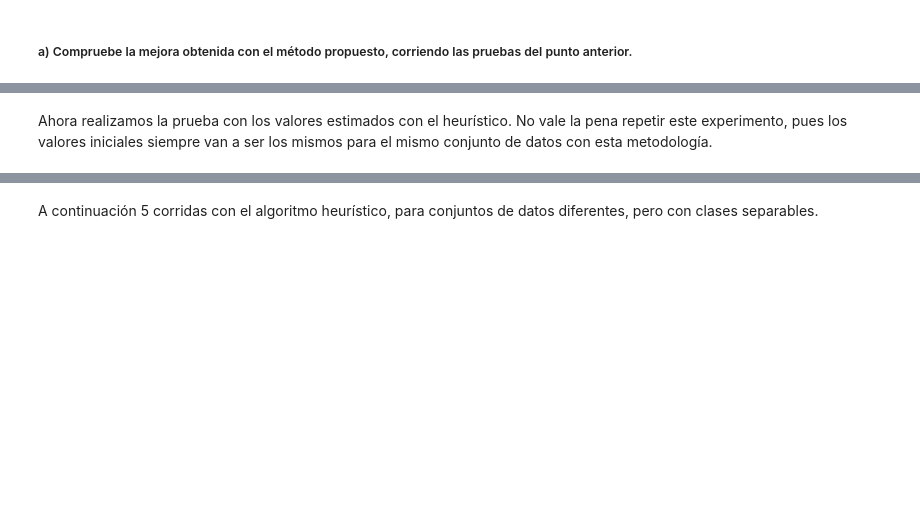
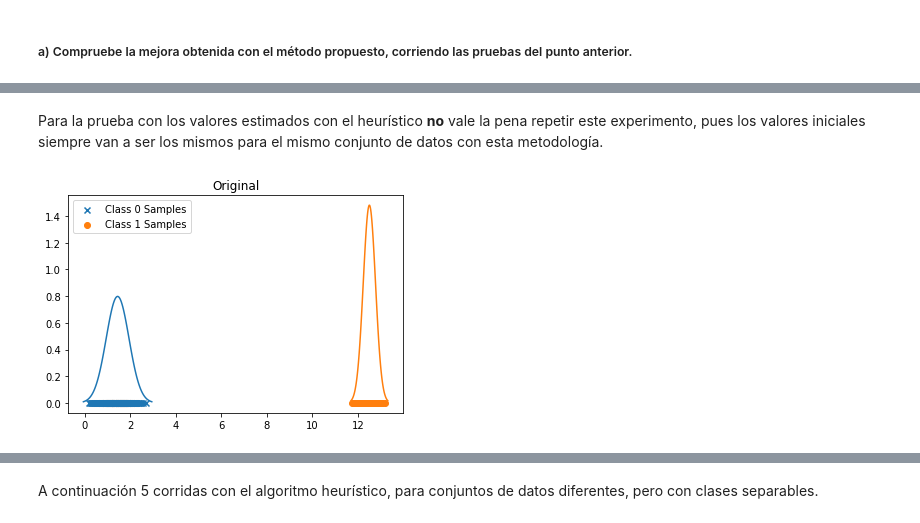
Before and after one commit to evillag/TEC_DL_II-2022, a Jupyter notebook: TP0/TP0_MaximaVerosimilitud_IBVOEV.ipynb, the cells around one changed output, grey strips where cells are left out. Drawn from its saved outputs; the diff is of its cells as text; code cells hidden in the pictures; blank space fills up the shorter version.

```diff
--- a/TP0/TP0_MaximaVerosimilitud_IBVOEV.ipynb
+++ b/TP0/TP0_MaximaVerosimilitud_IBVOEV.ipynb
@@ -664,5 +643,15 @@ w_final:
 # %% [markdown]
-Ahora realizamos la prueba con los valores estimados con el heurístico. No vale la pena repetir este experimento, pues los valores iniciales siempre van a ser los mismos para el mismo conjunto de datos con esta metodología.
+Para la prueba con los valores estimados con el heurístico **no** vale la pena repetir este experimento, pues los valores iniciales siempre van a ser los mismos para el mismo conjunto de datos con esta metodología.
+# %%
+means = [1.45, 12.5]
+stds = [0.5, 0.3]
+K = 2
+targets_all, samples_all = generate_data(N = 500, K = K, means = means,
+                                         stds = stds)
+plot_sample_data(samples_all, targets_all, K=K, means = means, stds = stds,
+                 title=f"Original")
+# %% [output]
+[figure, added]
 # %%
 _, _ = run(1, samples_all, targets_all, w = estimate_initial_parameters(samples_all),
     show_intermediate=False)
```
Also changed, not shown: parts of 29 cells of this notebook.
